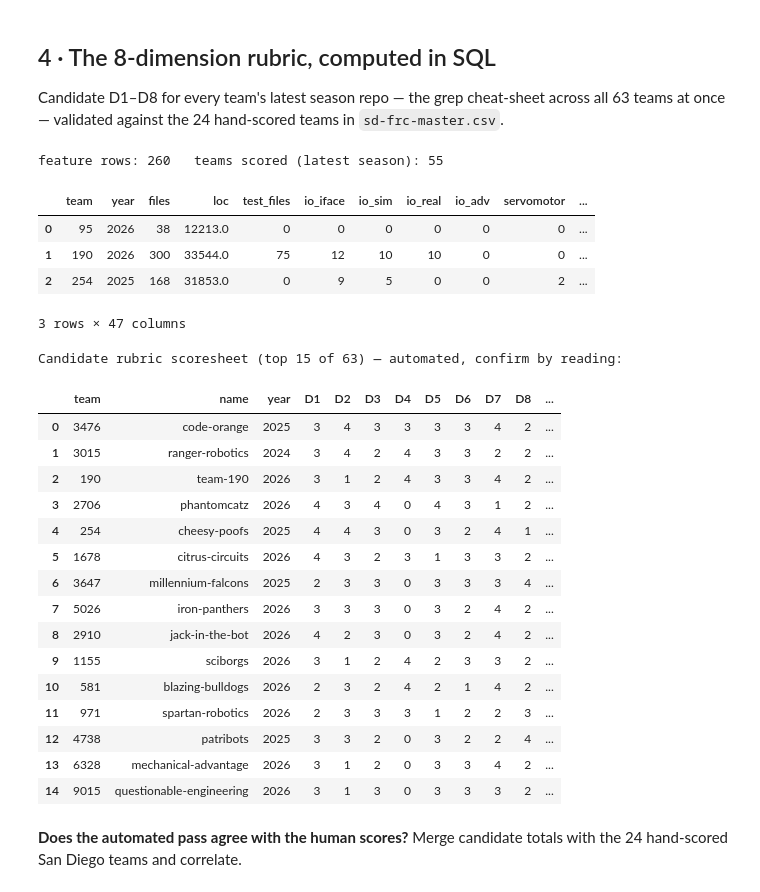
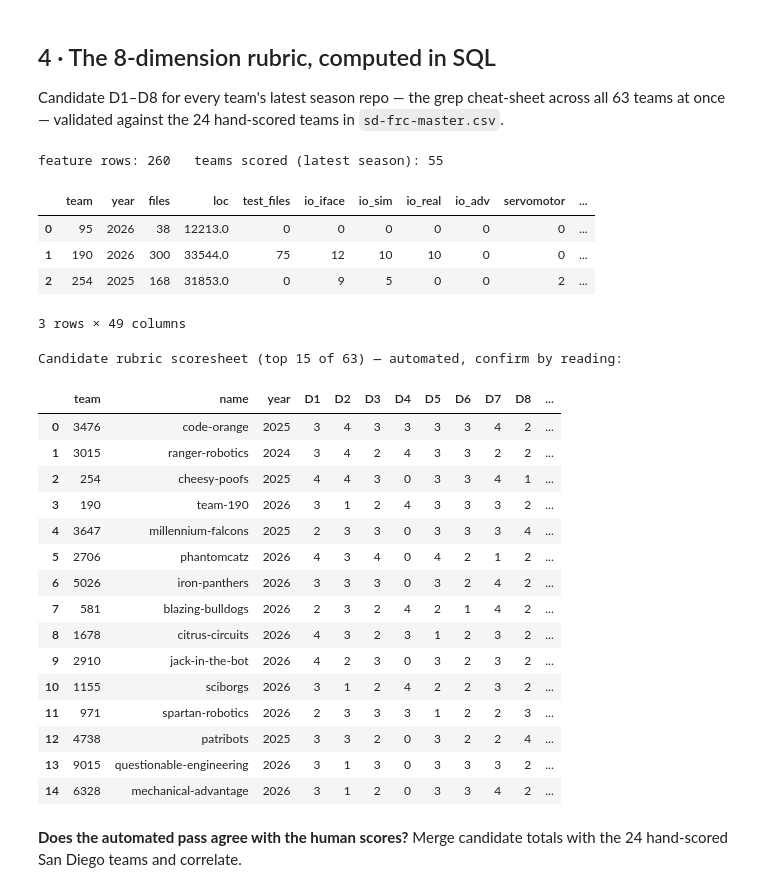
Before and after one commit to League-Robotics/frc-code-scout, a Jupyter notebook: notebooks/frc-code-analysis.ipynb, the cells around one changed output. Cells and saved outputs as stored; diff of their text form; code cells hidden in the pictures.

```diff
--- a/notebooks/frc-code-analysis.ipynb
+++ b/notebooks/frc-code-analysis.ipynb
@@ -209,13 +209,15 @@ f_imp = q('''SELECT team,year,
   count(*) FILTER (WHERE target LIKE 'org.jgrapht%') jgrapht,
   count(*) FILTER (WHERE target LIKE 'org.junit%') junit,
   count(*) FILTER (WHERE target LIKE '%LimelightHelpers%') limelight,
-  count(*) FILTER (WHERE target LIKE '%PoseEstimator%') poseest
+  count(*) FILTER (WHERE target LIKE '%PoseEstimator%') poseest,
+  count(*) FILTER (WHERE target LIKE '%TimeInterpolatableBuffer%') tib
   FROM imports GROUP BY team,year''')
 f_call = q('''SELECT team,year,
   sum(n) FILTER (WHERE callee='addVisionMeasurement') addvision,
   sum(n) FILTER (WHERE callee='processInputs') processinputs,
   sum(n) FILTER (WHERE callee='assertEquals') asserts,
   sum(n) FILTER (WHERE callee='runToCompletion') runtocompletion,
+  sum(n) FILTER (WHERE callee IN ('fromChoreoTrajectory','loadTrajectory')) choreo_used,
   sum(n) FILTER (WHERE callee LIKE 'put%') dashboard
   FROM calls GROUP BY team,year''')
 f_ann = q('''SELECT team,year,
@@ -255,7 +257,7 @@ feature rows: 260   teams scored (latest season): 55
 | 0 | 95 | 2026 | 38 | 12213.0 | 0 | 0 | 0 | 0 | 0 | 0 | ... |
 | 1 | 190 | 2026 | 300 | 33544.0 | 75 | 12 | 10 | 10 | 0 | 0 | ... |
 | 2 | 254 | 2025 | 168 | 31853.0 | 0 | 9 | 5 | 0 | 0 | 2 | ... |
-3 rows × 47 columns
+3 rows × 49 columns
 # %%
 def lvl(*pairs):
     for cond, level in pairs:
@@ -268,49 +270,54 @@ def score(r):
     D1 = lvl((r.servomotor>0 or r.io_adv>0, 4),
              (r.io_iface>=2, 3),
              (r.io_iface==1 or r.yagsl>0 or r.tuner>0, 2),
              (r.files>0, 1))
     D2 = lvl((r.graph>0 or r.jgrapht>0, 4), (r.coordinator>0, 3), (r.fsm>0, 2), (r.files>0, 1))
     D3 = lvl((r.io_adv>0, 4), (r.maple>0, 3),
              (r.wpilib_sim>0, 2), (r.sim_periodic>0, 1))
     D4 = lvl((r.runtocompletion>0 or (r.test_files>=10 and r.asserts>0), 4),
              (r.ci>0 and r.test_files>0, 3),
              (r.test_files>0 and (r.asserts>0 or r.test_ann>0), 2),
              (r.test_files>0 or r.test_ann>0, 1))
     D5 = lvl((r.faultreporter>0 or r.io_adv>0, 4), (r.advantagekit>0 and r.autolog>0, 3),
              (r.doglog>0 or r.logged>0 or r.epilogue>0, 2), (r.dashboard>0, 1))
-    D6 = lvl((r.repulsor>0, 4), (r.choreo>0 or r.choreo_files>0, 3),
-             (r.pathplanner>0 or r.pp_files>0, 2), (r.files>0, 1))
-    D7 = lvl((r.robotstate>0, 4), (r.photon>0 and r.addvision>0, 3),
+    # D6: credit Choreo at L3 only when it is USED in code (fromChoreoTrajectory call), not when
+    # .traj/.chor files merely exist — the agent study found ~15 teams ship Choreo files they never
+    # drive (κ 0.60, the lowest-trust dimension). Files alone now cap at the PathPlanner rung.
+    D6 = lvl((r.repulsor>0, 4), (r.choreo_used>0, 3),
+             (r.pathplanner>0 or r.pp_files>0 or r.choreo_files>0, 2), (r.files>0, 1))
+    # D7: L4 (world model) needs a RobotState whose pose lives in a TimeInterpolatableBuffer; a
+    # RobotState class alone is L3-grade (still confirm filtering/std-devs by reading).
+    D7 = lvl((r.robotstate>0 and r.tib>0, 4), (r.robotstate>0 or (r.photon>0 and r.addvision>0), 3),
              (r.poseest>0 or r.addvision>0, 2), (r.limelight>0, 1))
     D8 = lvl((r.seasons>=4 and r.has_library and r.ci_any>0, 4),
              (r.ci_any>0 and r.has_library, 3),
              (r.contributors>=5 or r.has_library, 2), (r.contributors>=2, 1))
     return pd.Series({"D1":D1,"D2":D2,"D3":D3,"D4":D4,"D5":D5,"D6":D6,"D7":D7,"D8":D8})
 
 scores = latest.join(latest.apply(score, axis=1))
 scores["cand_total"] = scores[[f"D{i}" for i in range(1,9)]].sum(axis=1)
 scores = scores.merge(q("SELECT team, name FROM teams"), on="team")
 sheet = scores[["team","name","year"]+[f"D{i}" for i in range(1,9)]+["cand_total"]].sort_values("cand_total", ascending=False)
 print("Candidate rubric scoresheet (top 15 of 63) — automated, confirm by reading:")
 display(sheet.head(15).reset_index(drop=True))
 # %% [output]
 Candidate rubric scoresheet (top 15 of 63) — automated, confirm by reading:
 |  | team | name | year | D1 | D2 | D3 | D4 | D5 | D6 | D7 | D8 | ... |
 | 0 | 3476 | code-orange | 2025 | 3 | 4 | 3 | 3 | 3 | 3 | 4 | 2 | ... |
 | 1 | 3015 | ranger-robotics | 2024 | 3 | 4 | 2 | 4 | 3 | 3 | 2 | 2 | ... |
-| 2 | 190 | team-190 | 2026 | 3 | 1 | 2 | 4 | 3 | 3 | 4 | 2 | ... |
-| 3 | 2706 | phantomcatz | 2026 | 4 | 3 | 4 | 0 | 4 | 3 | 1 | 2 | ... |
-| 4 | 254 | cheesy-poofs | 2025 | 4 | 4 | 3 | 0 | 3 | 2 | 4 | 1 | ... |
-| 5 | 1678 | citrus-circuits | 2026 | 4 | 3 | 2 | 3 | 1 | 3 | 3 | 2 | ... |
-| 6 | 3647 | millennium-falcons | 2025 | 2 | 3 | 3 | 0 | 3 | 3 | 3 | 4 | ... |
-| 7 | 5026 | iron-panthers | 2026 | 3 | 3 | 3 | 0 | 3 | 2 | 4 | 2 | ... |
-| 8 | 2910 | jack-in-the-bot | 2026 | 4 | 2 | 3 | 0 | 3 | 2 | 4 | 2 | ... |
-| 9 | 1155 | sciborgs | 2026 | 3 | 1 | 2 | 4 | 2 | 3 | 3 | 2 | ... |
-| 10 | 581 | blazing-bulldogs | 2026 | 2 | 3 | 2 | 4 | 2 | 1 | 4 | 2 | ... |
+| 2 | 254 | cheesy-poofs | 2025 | 4 | 4 | 3 | 0 | 3 | 3 | 4 | 1 | ... |
+| 3 | 190 | team-190 | 2026 | 3 | 1 | 2 | 4 | 3 | 3 | 3 | 2 | ... |
+| 4 | 3647 | millennium-falcons | 2025 | 2 | 3 | 3 | 0 | 3 | 3 | 3 | 4 | ... |
+| 5 | 2706 | phantomcatz | 2026 | 4 | 3 | 4 | 0 | 4 | 2 | 1 | 2 | ... |
+| 6 | 5026 | iron-panthers | 2026 | 3 | 3 | 3 | 0 | 3 | 2 | 4 | 2 | ... |
+| 7 | 581 | blazing-bulldogs | 2026 | 2 | 3 | 2 | 4 | 2 | 1 | 4 | 2 | ... |
+| 8 | 1678 | citrus-circuits | 2026 | 4 | 3 | 2 | 3 | 1 | 2 | 3 | 2 | ... |
+| 9 | 2910 | jack-in-the-bot | 2026 | 4 | 2 | 3 | 0 | 3 | 2 | 3 | 2 | ... |
+| 10 | 1155 | sciborgs | 2026 | 3 | 1 | 2 | 4 | 2 | 2 | 3 | 2 | ... |
 | 11 | 971 | spartan-robotics | 2026 | 2 | 3 | 3 | 3 | 1 | 2 | 2 | 3 | ... |
 | 12 | 4738 | patribots | 2025 | 3 | 3 | 2 | 0 | 3 | 2 | 2 | 4 | ... |
-| 13 | 6328 | mechanical-advantage | 2026 | 3 | 1 | 2 | 0 | 3 | 3 | 4 | 2 | ... |
-| 14 | 9015 | questionable-engineering | 2026 | 3 | 1 | 3 | 0 | 3 | 3 | 3 | 2 | ... |
+| 13 | 9015 | questionable-engineering | 2026 | 3 | 1 | 3 | 0 | 3 | 3 | 3 | 2 | ... |
+| 14 | 6328 | mechanical-advantage | 2026 | 3 | 1 | 2 | 0 | 3 | 3 | 4 | 2 | ... |
 # %% [markdown]
 **Does the automated pass agree with the human scores?** Merge candidate totals with
 the 24 hand-scored San Diego teams and correlate.
```
Also changed, not shown: parts of 3 cells of this notebook, 9 other files.
